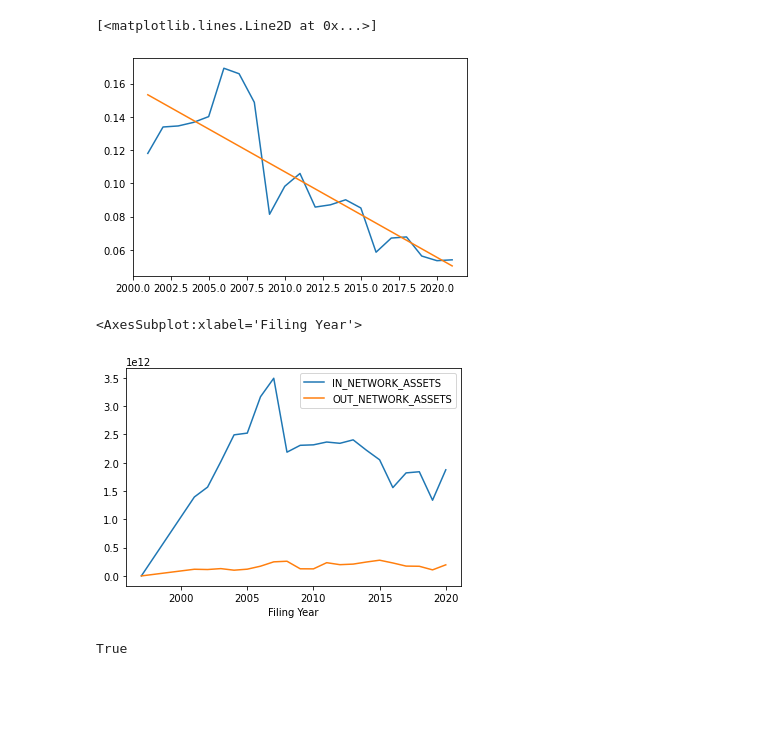
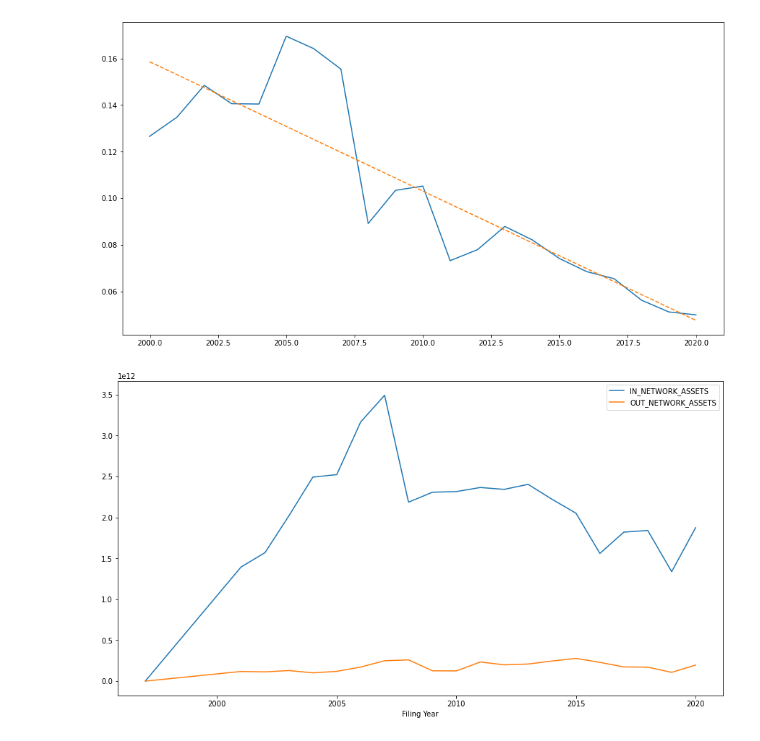
Before and after one commit to fernando-duarte/X17A5, a Jupyter notebook: code/notebook/databaseNetwork.ipynb, the cells around one changed output. Drawn from its saved outputs; the diff is of its cells as text; code cells hidden in the pictures; blank space fills up the shorter version.

```diff
--- a/code/notebook/databaseNetwork.ipynb
+++ b/code/notebook/databaseNetwork.ipynb
@@ -50,6 +50,6 @@ os.remove('structured_liability.csv')
 # retrieving the in/out classification for the financial markets split
 s3.download_file(bucket, 'Temp/dealers_perc_in_ffunds.csv', 'dealers_perc_in_ffunds.csv')
 df3 = pd.read_csv('dealers_perc_in_ffunds.csv')
-df3 = df3.iloc[4::4]
+df3 = df3.iloc[3::4]
 df3['Date'] = df3['Date'].apply(lambda x: pd.to_datetime(x).year)
 os.remove('dealers_perc_in_ffunds.csv')
@@ -60,11 +80,12 @@ f = linregress(df3.Date, df3.share_sec_in)
 g = lambda x: f.slope * x + f.intercept
 # %%
 import matplotlib.pyplot as plt
+plt.figure(figsize=(15, 8))
 plt.plot(df3.Date, df3.share_sec_in)
-plt.plot(df3.Date, g(df3.Date))
+plt.plot(df3.Date, g(df3.Date), ls='--')
+plt.show()
 # %% [output]
-[<matplotlib.lines.Line2D at 0x...>]
-[figure, old version]
+[figure, new version]
 # %%
 # determing the in/out network assets and liability & equity terms
 df1['IN_NETWORK_ASSETS'] = df1[df1.columns[np.isin(df1.columns, in_network_asset)]].sum(axis=1) + (df1[df1.columns[np.isin(df1.columns, fifty_network_asset)]].sum(axis=1) * 0.5)
@@ -80,7 +101,7 @@ b = df2[['CIK', 'Name', 'Filing Date', 'Filing Year', 'IN_NETWORK_LIABLE', 'OUT_
 # merge the liability and equity dataframe with the asset dataframe
 c = pd.merge(a, b, on=['CIK', 'Name', 'Filing Date', 'Filing Year'])
 # %%
-c.groupby('Filing Year')[['IN_NETWORK_ASSETS', 'OUT_NETWORK_ASSETS']].sum().plot()
+c.groupby('Filing Year')[['IN_NETWORK_ASSETS', 'OUT_NETWORK_ASSETS']].sum().plot(figsize=(15, 8))
+plt.show()
 # %% [output]
-<AxesSubplot:xlabel='Filing Year'>
-[figure, old version]
+[figure, new version]
@@ -89,4 +107,0 @@ x = pd.DataFrame()
-# %%
-x.empty
-# %% [output]
-True
```
Also changed, not shown: parts of 2 cells of this notebook, 1 other file.
